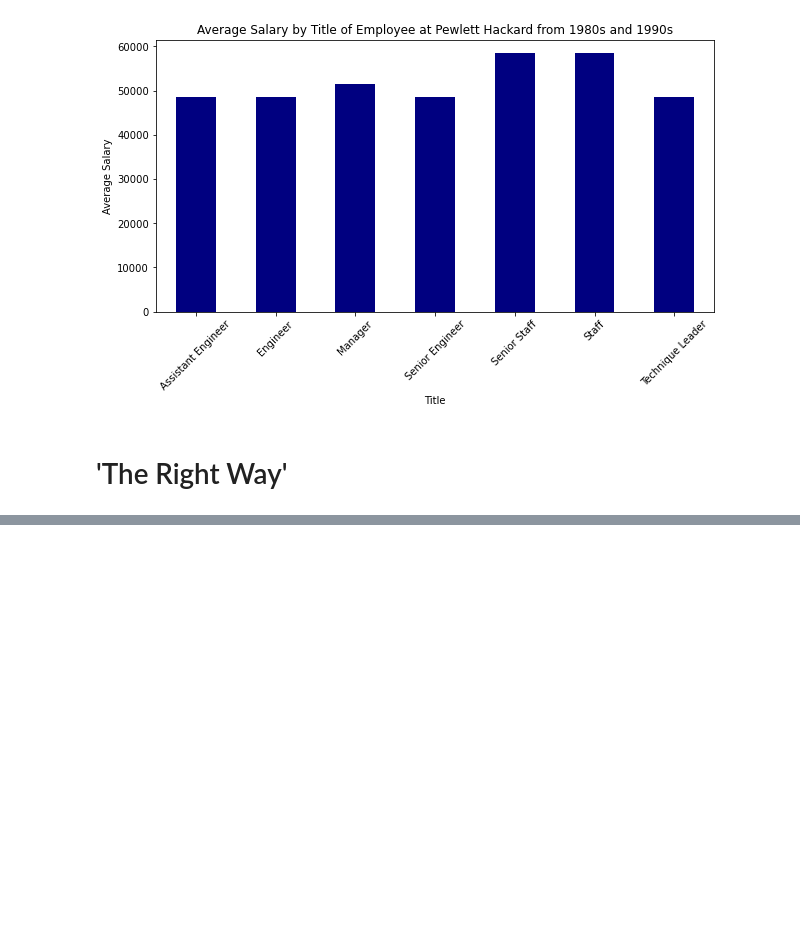
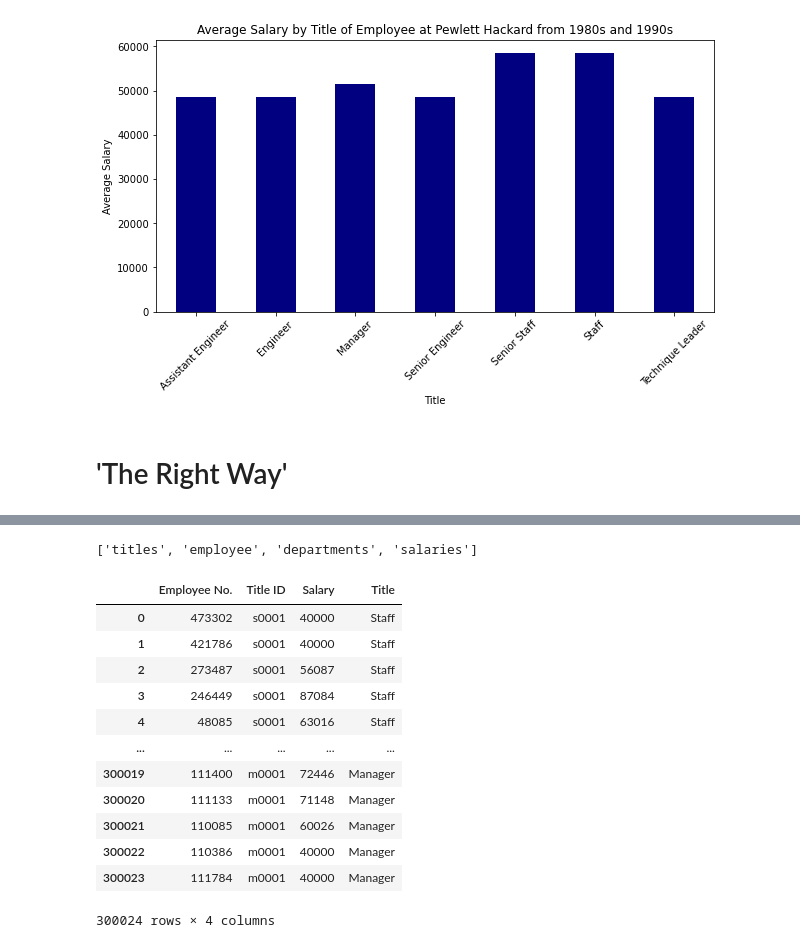
Before and after one commit to ckunakom/querying-with-sql, a Jupyter notebook: EmployeeSQL/main.ipynb, the cells around one changed output, grey strips where cells are left out. Drawn from its saved outputs; the diff is of its cells as text; code cells hidden in the pictures; blank space fills up the shorter version.

```diff
--- a/EmployeeSQL/main.ipynb
+++ b/EmployeeSQL/main.ipynb
@@ -92,0 +130,48 @@ plt.show()
+# %%
+# Declare a Base using `automap_base()
+Base = automap_base()
+
+# Use the Base class to reflect the database tables - takes the engine and reflect what it looks like
+Base.prepare(engine, reflect=True)
+
+# Print all of the classes mapped to the Base
+Base.classes.keys()
+# %% [output]
+['titles', 'employee', 'departments', 'salaries']
+# %%
+# Assign the table's name class to variables
+Title = Base.classes.titles
+Employee = Base.classes.employee
+Salaries = Base.classes.salaries
+# %%
+# Start a session to query the database
+session = Session(engine)
+# %%
+# Query salary and title
+salary = session.query(Salaries.salary, Salaries.emp_no).all()
+title = session.query(Title.title_id, Title.title).all()
+employee = session.query(Employee.emp_no, Employee.emp_title).all()
+# %%
+# Load the results into a pandas dataframe.
+salary_df = pd.DataFrame(salary, columns=['Salary', 'Employee No.'])
+title_df = pd.DataFrame(title, columns=['Title ID', 'Title'])
+employee_df = pd.DataFrame(employee, columns=['Employee No.', 'Title ID'])
+# %%
+# Merge the three dataframes
+employee_salary_df = pd.merge(employee_df, salary_df, on='Employee No.')
+title_employee_salary_df = pd.merge(employee_salary_df, title_df, on='Title ID')
+title_employee_salary_df
+# %% [output]
+|  | Employee No. | Title ID | Salary | Title |
+| 0 | 473302 | s0001 | 40000 | Staff |
+| 1 | 421786 | s0001 | 40000 | Staff |
+| 2 | 273487 | s0001 | 56087 | Staff |
+| 3 | 246449 | s0001 | 87084 | Staff |
+| 4 | 48085 | s0001 | 63016 | Staff |
+| ... | ... | ... | ... | ... |
+| 300019 | 111400 | m0001 | 72446 | Manager |
+| 300020 | 111133 | m0001 | 71148 | Manager |
+| 300021 | 110085 | m0001 | 60026 | Manager |
+| 300022 | 110386 | m0001 | 40000 | Manager |
+| 300023 | 111784 | m0001 | 40000 | Manager |
+300024 rows × 4 columns
```
Also changed, not shown: parts of 11 cells of this notebook, 1 other file.
